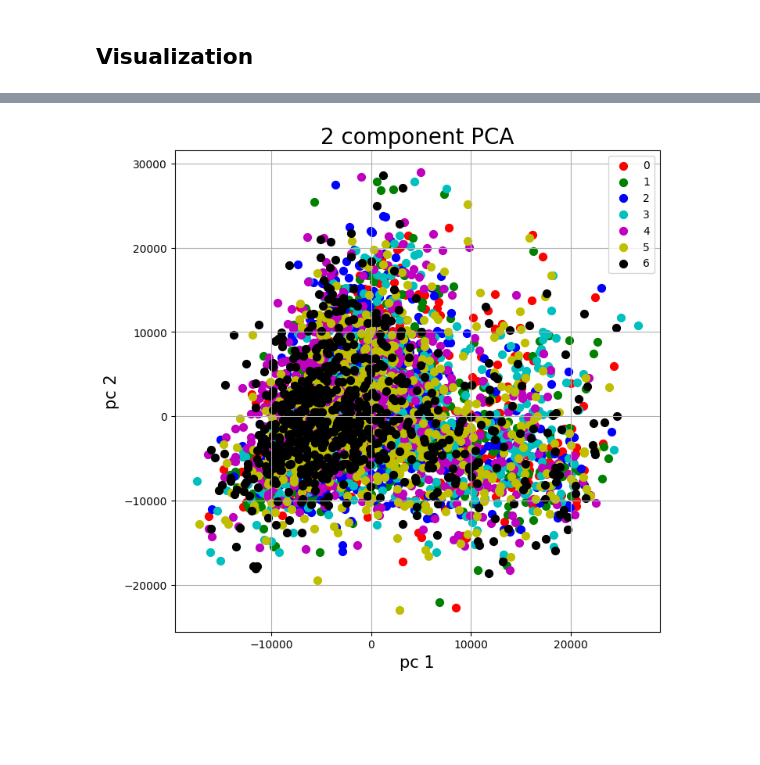
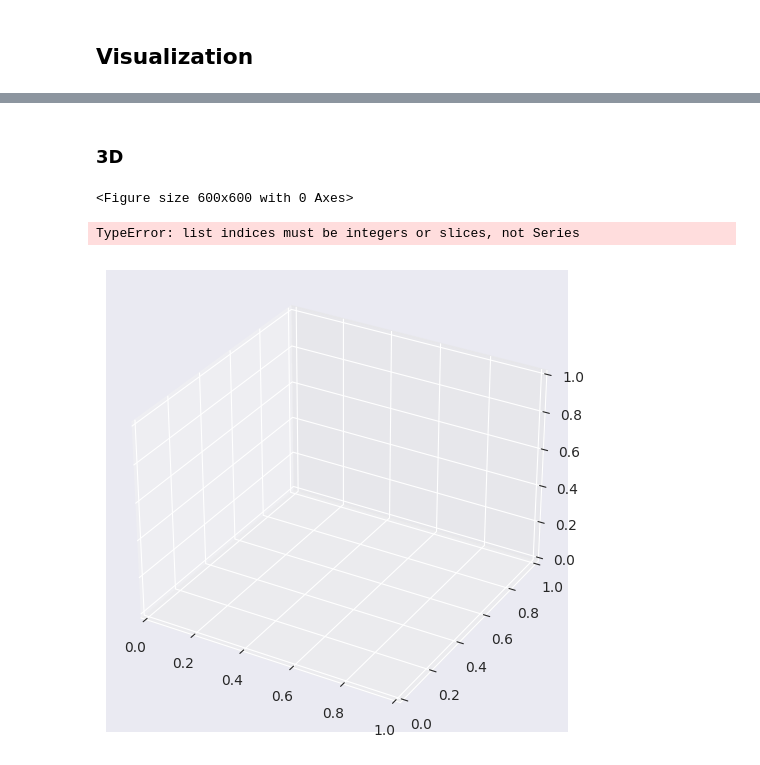
Before and after one commit to boostcampaitech6/level2-nlp-datacentric-nlp-01, a Jupyter notebook: eda/EDA.ipynb, the cells around one changed output, grey strips where cells are left out. Cells and saved outputs as stored; diff of their text form; code cells hidden in the pictures; blank space fills up the shorter version.

```diff
--- a/eda/EDA.ipynb
+++ b/eda/EDA.ipynb
@@ -120,21 +125,48 @@ TypeError: scatterplot() takes from 0 to 1 positional arguments but 2 positional
-# %%
-import matplotlib.pyplot as plt
-
-fig = plt.figure(figsize = (8, 8))
-ax = fig.add_subplot(1, 1, 1)
-ax.set_xlabel('pc 1', fontsize = 15)
-ax.set_ylabel('pc 2', fontsize = 15)
-ax.set_title('2 component PCA', fontsize=20)
-
-targets=range(7)
-colors = ['r', 'g', 'b', 'c', 'm', 'y', 'k']
-for target, color in zip(targets,colors):
-    indicesToKeep = principalDf['target'] == target
-    ax.scatter(principalDf.loc[indicesToKeep, 'pc1']
-               , principalDf.loc[indicesToKeep, 'pc2']
-               , c = color
-               , s = 50)
-ax.legend(targets)
-ax.grid()
-# %% [output]
-[figure, removed]
+# %% [markdown]
+### 3D
+# %%
+import seaborn as seaborn
+import matplotlib.pyplot as plt
+from mpl_toolkits.mplot3d import Axes3D
+
+seaborn.set_style("darkgrid")
+
+fig = plt.figure(figsize=(6,6))
+
+axes = Axes3D(fig)
+x,y,z=df['pc1'].tolist(),df['pc2'].tolist(),df['pc3'].tolist()
+co=df['target'].tolist()
+axes.scatter(x, y, z, c=co, marker='o')
+
+axes.set_xlabel("x")
+axes.set_ylabel("y")
+axes.set_zlabel("z")
+plt.show()
+# %% [output]
+<Figure size 600x600 with 0 Axes>
+# %%
+def plot_scatter3D(dataframe, sampling=10_000, save=False, fname='scatter_plot'):
+    color_map = ['#8B0000', '#FF0000', '#BDB76B', '#7CFC00', '#008080', '#4169E1', '#FF69B4']
+    if sampling:
+        idx = np.random.randint(0, len(dataframe), sampling)
+        samples = dataframe.iloc[idx]
+    else:
+        samples = dataframe.copy()
+
+    x = df['pc1']
+    y = df['pc2']
+    z = df['pc3']
+    label = df['target']
+
+    fig = plt.figure(figsize=(9, 6))
+    ax = fig.add_subplot(111, projection='3d')
+    ax.scatter(x, y, z, color=label.apply(lambda x: color_map[label]), alpha=0.5)
+
+    if save:
+        plt.savefig(os.path.join('', f'{fname}.png'), dpi=200)
+    plt.show()
+# %%
+plot_scatter3D(df)
+# %% [output]
+TypeError: list indices must be integers or slices, not Series
+[figure, added]
```
Also changed, not shown: parts of 8 cells of this notebook, 1 other file.
